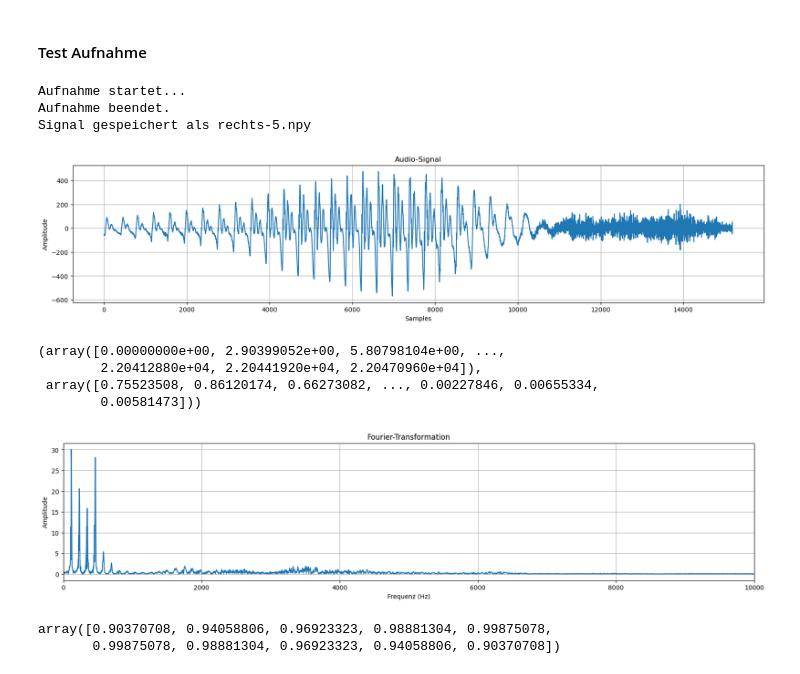
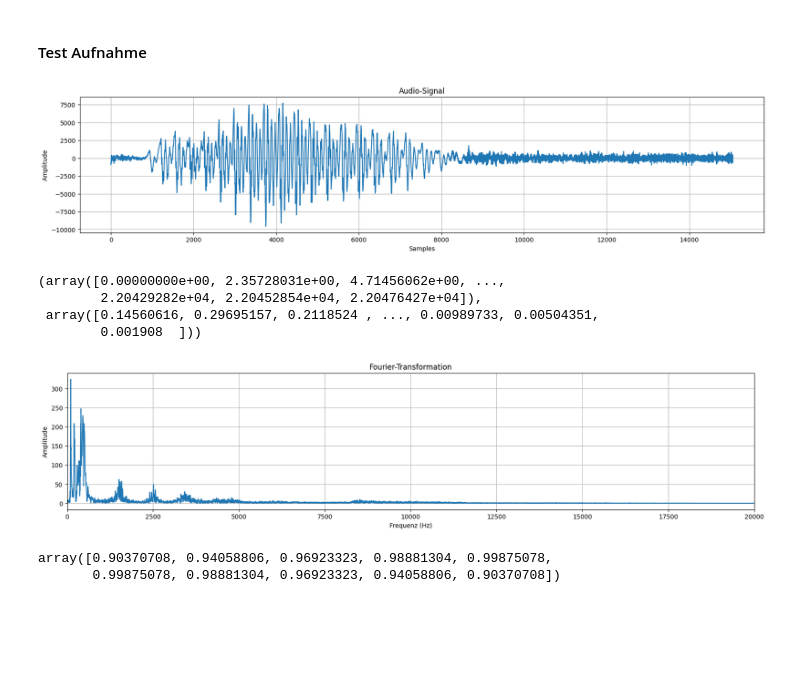
Before and after one commit to MomdAli/Angewandte-Informatik, a Jupyter notebook: content/Studium/Semester 3/SSS/Versuch 4/versuch-4.ipynb, the cells around one changed output. Saved outputs shown, nothing was run; the diff lists cells and outputs as text; code cells hidden in the pictures; blank space fills up the shorter version.

```diff
--- a/content/Studium/Semester 3/SSS/Versuch 4/versuch-4.ipynb
+++ b/content/Studium/Semester 3/SSS/Versuch 4/versuch-4.ipynb
@@ -35,7 +35,7 @@ def record(FILENAME):
     CHANNELS = 1
     RATE = 44100
     RECORD_SECONDS = 1
-    THRESHOLD = 50
+    THRESHOLD = 550
 
     p = pyaudio.PyAudio()
     stream = p.open(format=FORMAT, channels=CHANNELS, rate=RATE, input=True, frames_per_buffer=1024)
@@ -68,14 +68,11 @@ def plot_signal(FILENAME):
 # %% [markdown]
 #### Test Aufnahme
 # %%
-name = 'rechts-5' + '.npy'
+name = 'test.npy'
 record(name)
 plot_signal(name)
 # %% [output]
-Aufnahme startet...
-Aufnahme beendet.
-Signal gespeichert als rechts-5.npy
-[figure, old version]
+[figure, new version]
 # %%
 def fourier_transform(FILENAME):
     signal = np.load(FILENAME)
@@ -89,12 +86,12 @@ def fourier_transform(FILENAME):
 
     return positive_frequencies, positive_amplitudes
 
-fourier_transform('test-mohammed/rechts-5.npy')
+fourier_transform('test.npy')
 # %% [output]
-(array([0.00000000e+00, 2.90399052e+00, 5.80798104e+00, ...,
-        2.20412880e+04, 2.20441920e+04, 2.20470960e+04]),
- array([0.75523508, 0.86120174, 0.66273082, ..., 0.00227846, 0.00655334,
-        0.00581473]))
+(array([0.00000000e+00, 2.35728031e+00, 4.71456062e+00, ...,
+        2.20429282e+04, 2.20452854e+04, 2.20476427e+04]),
+ array([0.14560616, 0.29695157, 0.2118524 , ..., 0.00989733, 0.00504351,
+        0.001908  ]))
 # %%
 def plot_fourier_transform(FILENAME):
     frequencies, amplitudes = fourier_transform(FILENAME)
@@ -104,13 +101,13 @@ def plot_fourier_transform(FILENAME):
     plt.title('Fourier-Transformation')
     plt.xlabel("Frequenz (Hz)")
     plt.ylabel("Amplitude")
-    plt.xlim(0, 10000)
+    plt.xlim(0, 20000)
     plt.grid()
     plt.show()
 
-plot_fourier_transform('test-mohammed/rechts-5.npy')
+plot_fourier_transform('test.npy')
 # %% [output]
-[figure, old version]
+[figure, new version]
 # %%
 def gaussian_window(length, std_dev):
     n = np.arange(0, length) - (length - 1) / 2
```
Also changed, not shown: parts of 8 cells of this notebook, 2 other files.
